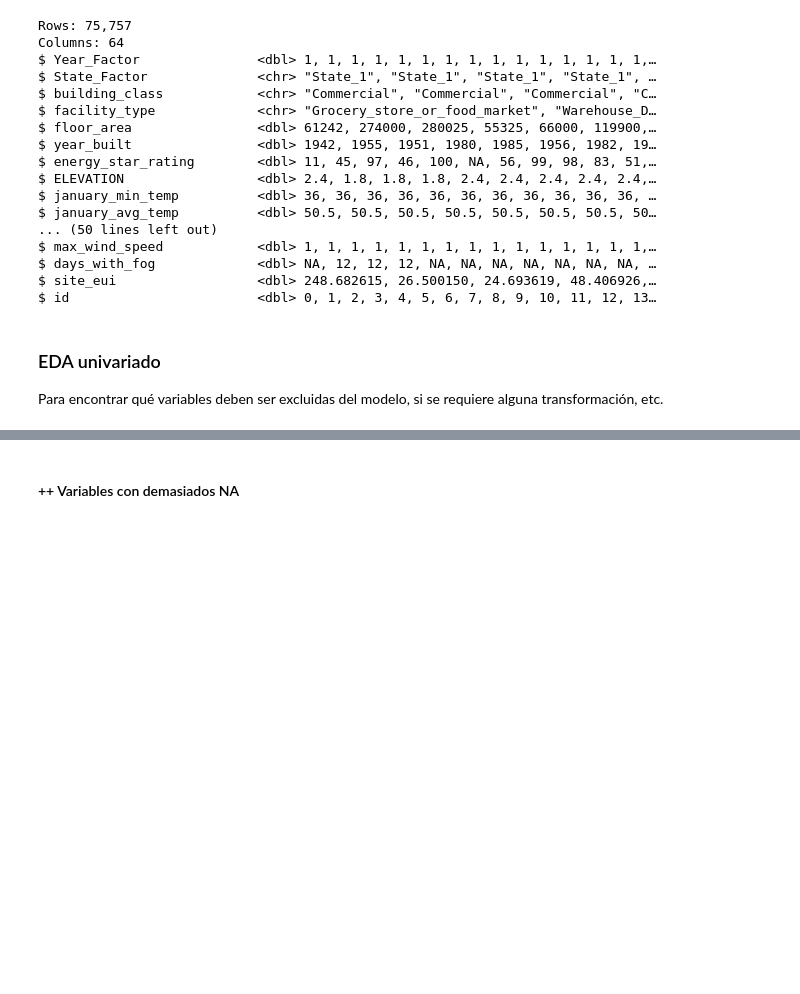
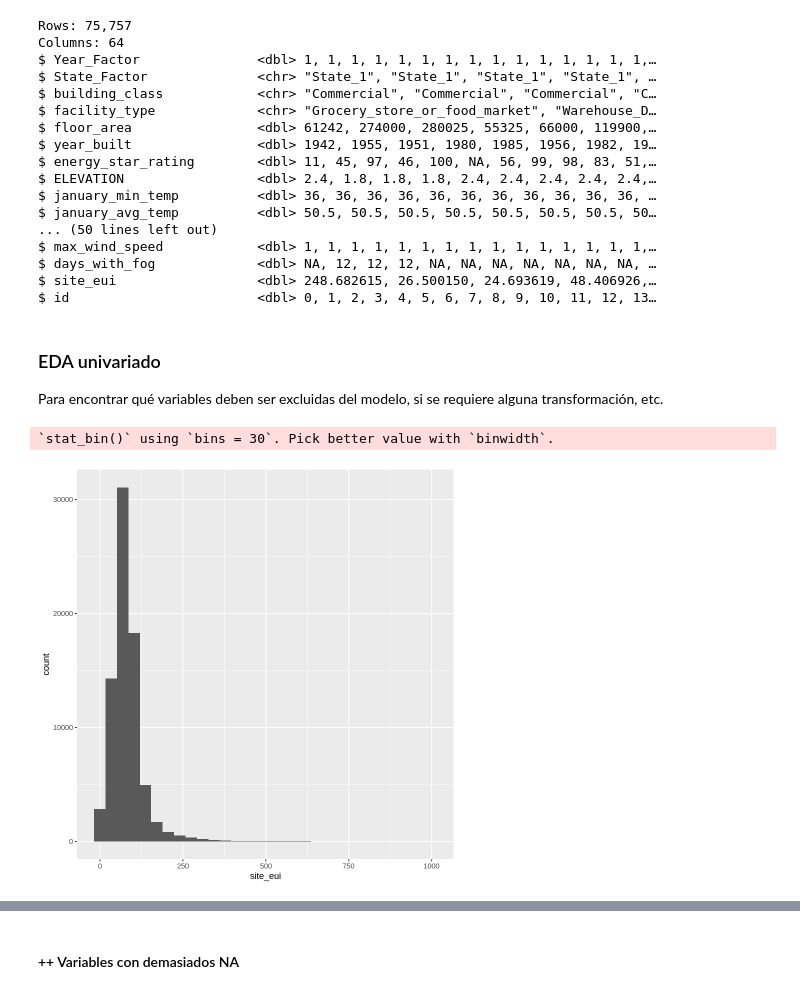
Before and after one commit to nestormontano/PrDS_2023_01_WIDS_Prediccion_Energia, a Jupyter notebook: Scripts/WIDS2022_Prediccion_Energia__EDA_r_ipynb.ipynb, the cells around one changed output, grey strips where cells are left out. Drawn from its saved outputs; the diff is of its cells as text; code cells hidden in the pictures; blank space fills up the shorter version.

```diff
--- a/Scripts/WIDS2022_Prediccion_Energia__EDA_r_ipynb.ipynb
+++ b/Scripts/WIDS2022_Prediccion_Energia__EDA_r_ipynb.ipynb
@@ -62,3 +66,9 @@ $ id                        <dbl> 0, 1, 2, 3, 4, 5, 6, 7, 8, 9, 10, 11, 12, 13
 ### EDA univariado
 
 Para encontrar qué variables deben ser excluidas del modelo, si se requiere alguna transformación, etc.
+# %%
+# Histograma del consumo energetico
+datos %>% ggplot() + geom_histogram(aes(x=site_eui)) #+ xlim(0,250)
+# %% [output]
+`stat_bin()` using `bins = 30`. Pick better value with `binwidth`.
+[figure, added]
```
Also changed, not shown: parts of 8 cells of this notebook.
